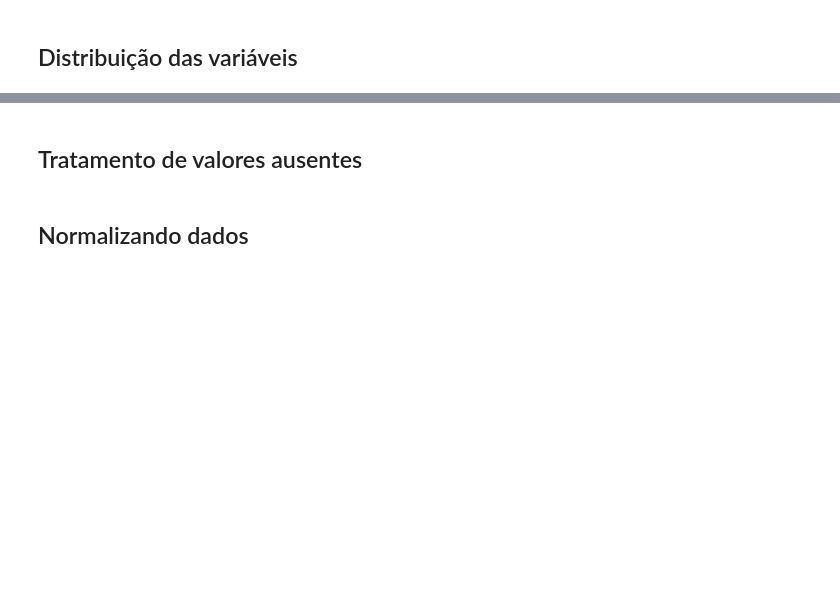
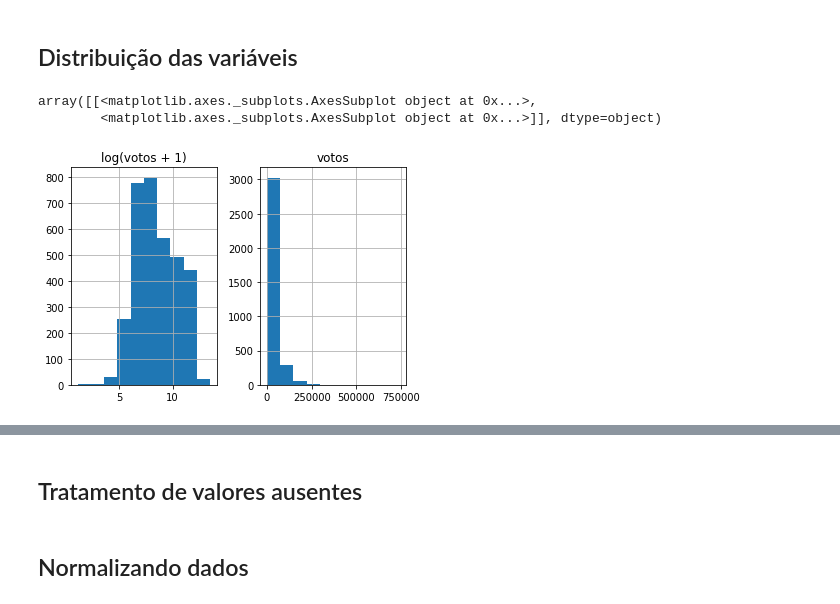
Before and after one commit to Lorenaps/aprendizagem-maquina, a Jupyter notebook: previsao_votacao_deputados/previsao_votacao_deputados.ipynb, the cells around one changed output, grey strips where cells are left out. Drawn from its saved outputs; the diff is of its cells as text; code cells hidden in the pictures; blank space fills up the shorter version.

```diff
--- a/previsao_votacao_deputados/previsao_votacao_deputados.ipynb
+++ b/previsao_votacao_deputados/previsao_votacao_deputados.ipynb
@@ -19,5 +22,5 @@ eleicoes[:3]
 # %% [markdown]
 ## Separando dados das eleições
 # %%
-eleicao_2006 = eleicoes[(data.ano==2006)]
-eleicao_2010 = eleicoes[(data.ano==2010)]
+eleicao_2006 = eleicoes[(eleicoes.ano==2006)]
+eleicao_2010 = eleicoes[(eleicoes.ano==2010)]
@@ -24,2 +61,10 @@ eleicao_2010 = eleicoes[(data.ano==2010)]
 # %% [markdown]
 ## Distribuição das variáveis
+# %%
+votos = pd.DataFrame({"votos":eleicao_2006['votos'], "log(votos + 1)":np.log1p(eleicao_2006['votos'])})
+
+votos.hist()
+# %% [output]
+array([[<matplotlib.axes._subplots.AxesSubplot object at 0x...>,
+        <matplotlib.axes._subplots.AxesSubplot object at 0x...>]], dtype=object)
+[figure, added]
```
Also changed, not shown: parts of 10 cells of this notebook.
